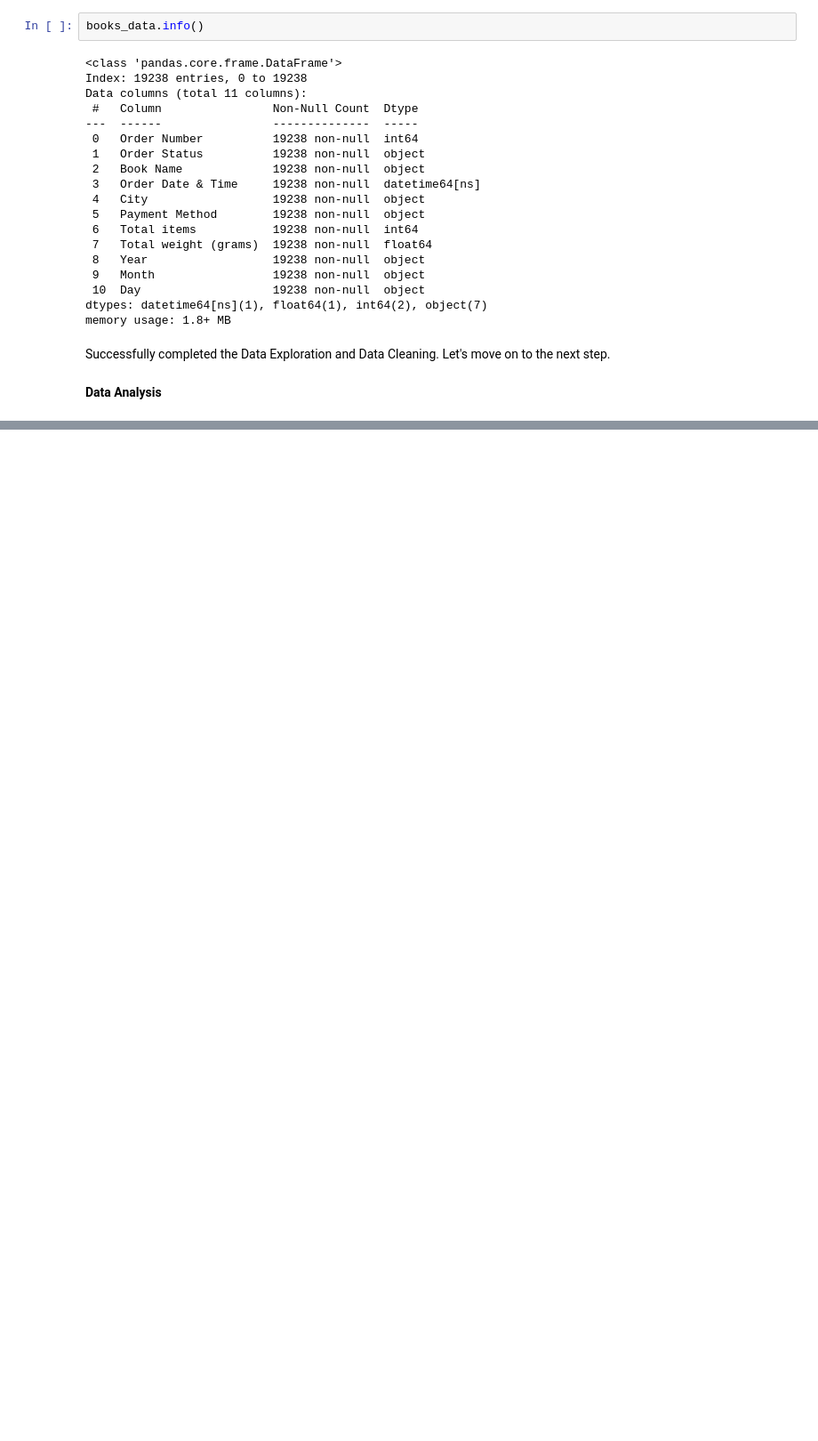
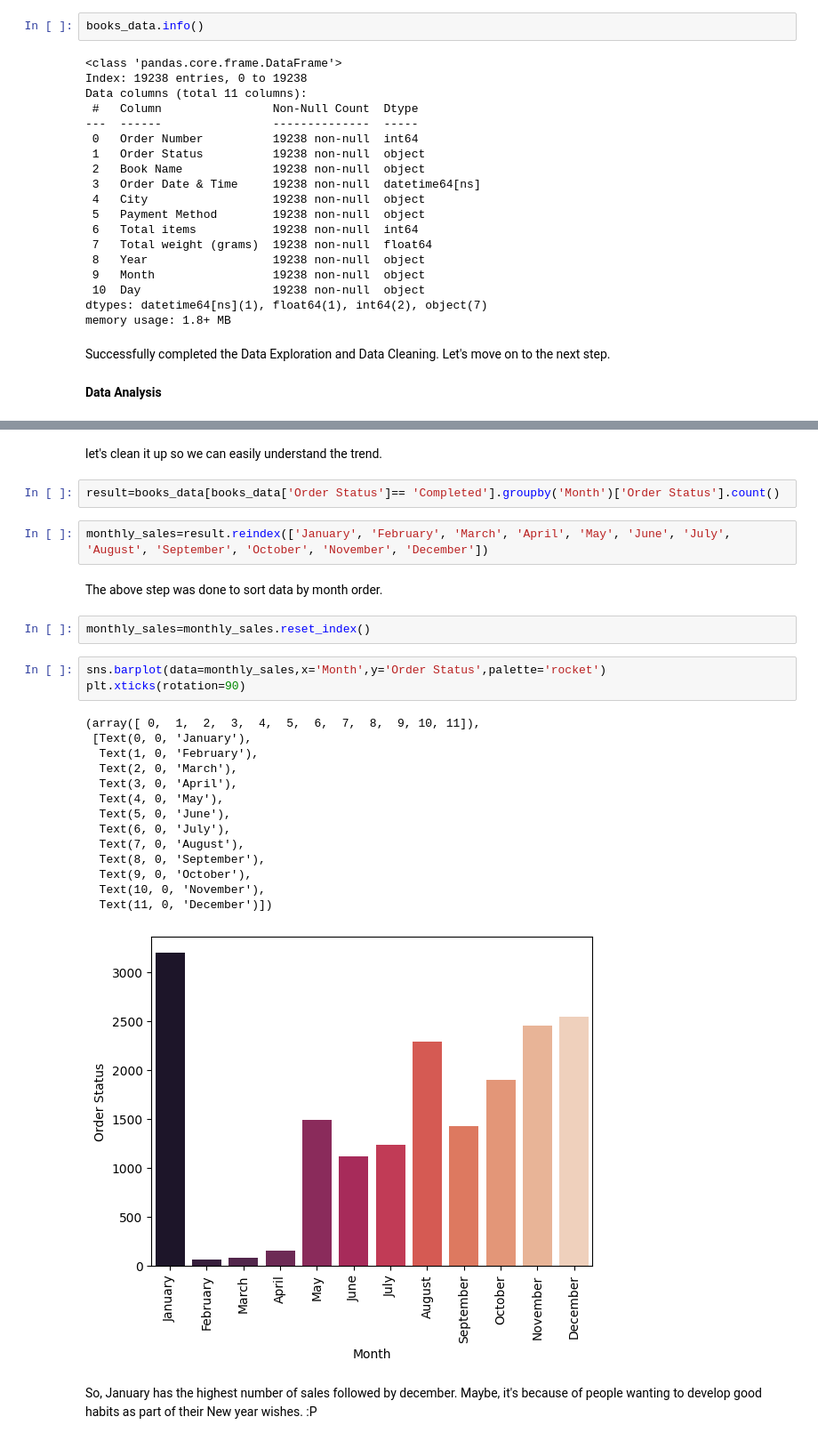
Before and after one commit to aitesamjaved26/EDA-Book-Sales, a Jupyter notebook: eda-book-sale.ipynb, the cells around one changed output, grey strips where cells are left out. Shown at 89% size. Saved outputs shown, nothing was run; the diff lists cells and outputs as text; blank space fills up the shorter version.

```diff
--- a/eda-book-sale.ipynb
+++ b/eda-book-sale.ipynb
@@ -275,0 +383,30 @@ Successfully completed the Data Exploration and Data Cleaning. Let's move on to
+# %% [markdown]
+let's clean it up so we can easily understand the trend.
+# %%
+result=books_data[books_data['Order Status']== 'Completed'].groupby('Month')['Order Status'].count()
+# %%
+monthly_sales=result.reindex(['January', 'February', 'March', 'April', 'May', 'June', 'July', 'August', 'September', 'October', 'November', 'December'])
+# %% [markdown]
+The above step was done to sort data by month order.
+# %%
+monthly_sales=monthly_sales.reset_index()
+# %%
+sns.barplot(data=monthly_sales,x='Month',y='Order Status',palette='rocket')
+plt.xticks(rotation=90)
+# %% [output]
+(array([ 0,  1,  2,  3,  4,  5,  6,  7,  8,  9, 10, 11]),
+ [Text(0, 0, 'January'),
+  Text(1, 0, 'February'),
+  Text(2, 0, 'March'),
+  Text(3, 0, 'April'),
+  Text(4, 0, 'May'),
+  Text(5, 0, 'June'),
+  Text(6, 0, 'July'),
+  Text(7, 0, 'August'),
+  Text(8, 0, 'September'),
+  Text(9, 0, 'October'),
+  Text(10, 0, 'November'),
+  Text(11, 0, 'December')])
+[figure, added]
+# %% [markdown]
+So, January has the highest number of sales followed by december. Maybe, it's because of people wanting to develop good habits as part of their New year wishes. :P
```
Also changed, not shown: parts of 28 cells of this notebook.
